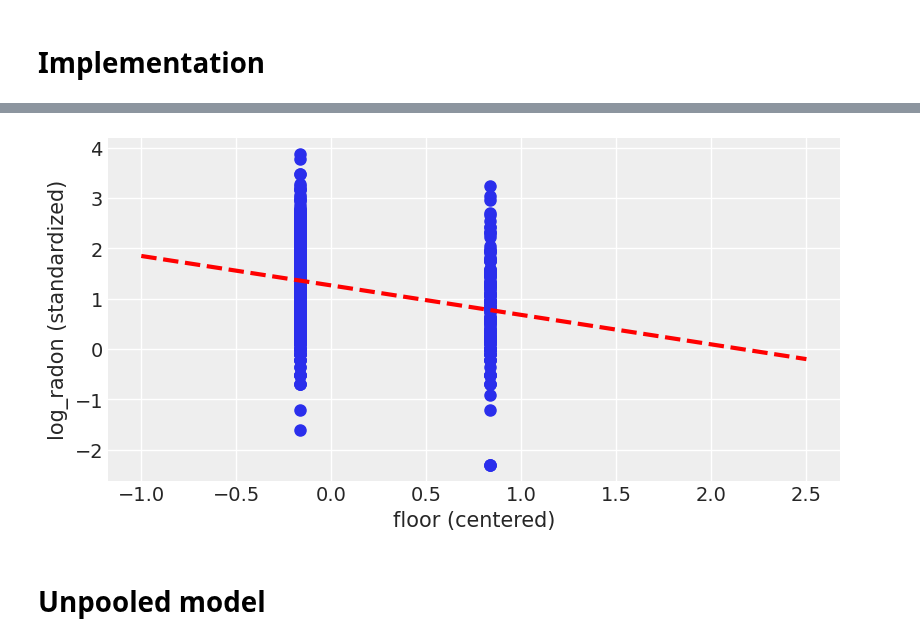
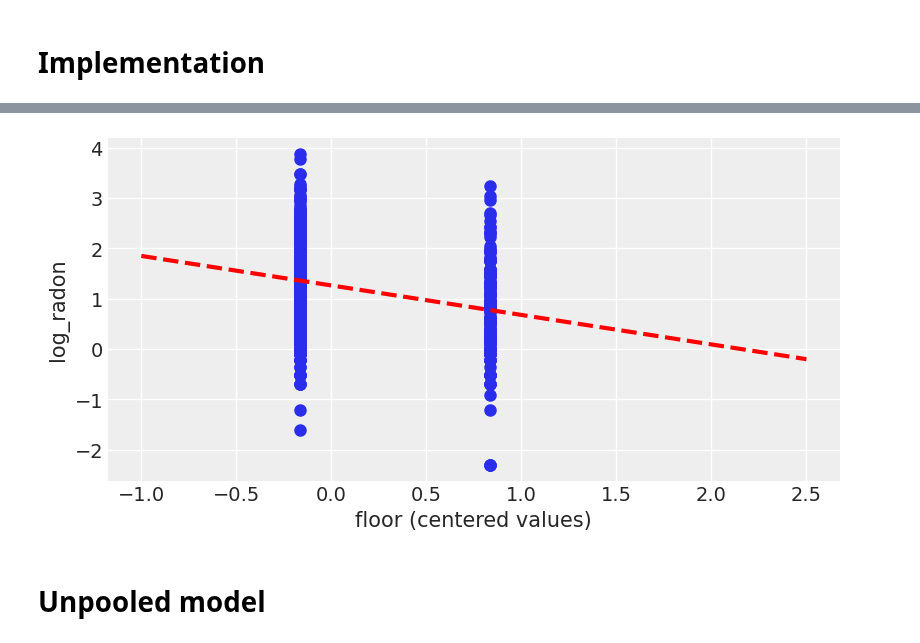
Before and after one commit to gcorani/bda, a Jupyter notebook: 6-hierarchicalRegression.ipynb, the cells around one changed output, grey strips where cells are left out. Saved outputs shown, nothing was run; the diff lists cells and outputs as text; code cells hidden in the pictures.

```diff
--- a/6-hierarchicalRegression.ipynb
+++ b/6-hierarchicalRegression.ipynb
@@ -208,18 +211,18 @@ Sampling 4 chains for 1_000 tune and 1_000 draw iterations (4_000 + 4_000 draws
 # %%
 # for simplicity we only show the regression model corresponding
 # to the posterior mean of the parameters
 
 post_pooled = az.extract(pooled_trace)
-a_pooled      =  post_pooled.alpha.values.mean()
-b_pooled      = post_pooled.beta.values.mean()
+a_pooled    = post_pooled.alpha.values.mean()
+b_pooled    = post_pooled.beta.values.mean()
 
 plt.scatter(floor_c, log_radon)
 xvals = np.linspace(-1, 2.5)
 plt.plot(xvals, b_pooled * xvals + a_pooled, 'r--')
-plt.xlabel('floor (centered)')
-plt.ylabel('log_radon (standardized)');
+plt.xlabel('floor (centered values)')
+plt.ylabel('log_radon');
 # %% [output]
-[figure, old version]
+[figure, new version]
 # %% [markdown]
  # Unpooled model
 # %%
```
Also changed, not shown: parts of 22 cells of this notebook, 2 other files.
